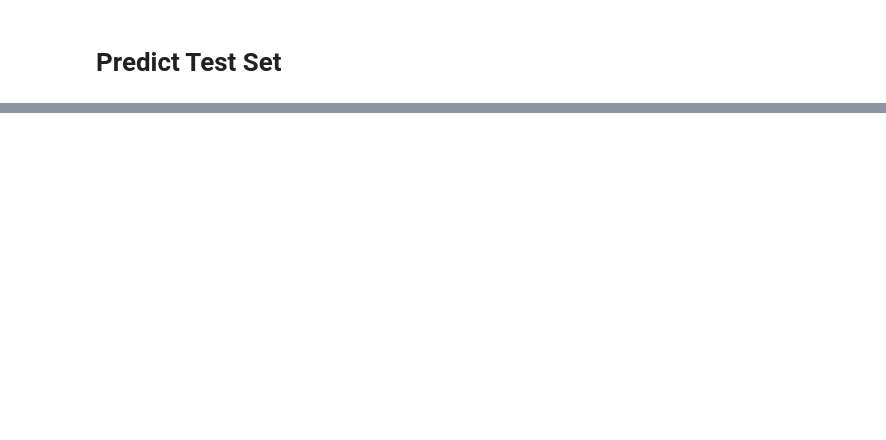
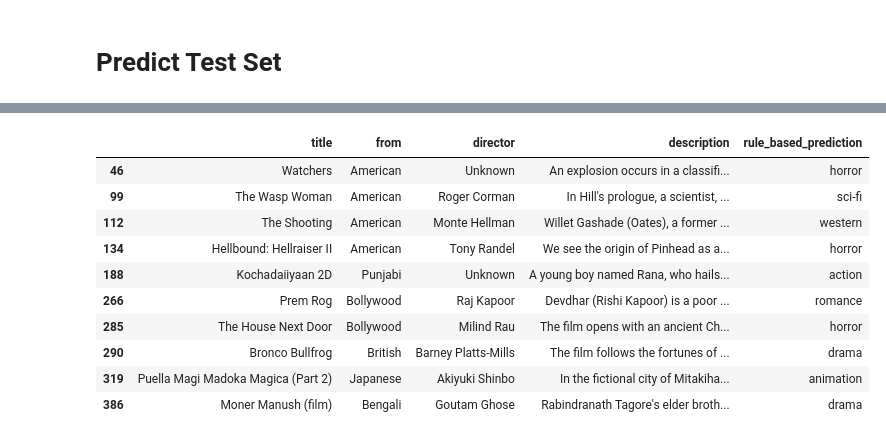
Before and after one commit to vascomgameiro/Movie-Genre-Classification-Project, a Jupyter notebook: notebooks/notebook_final.ipynb, the cells around one changed output, grey strips where cells are left out. Saved outputs shown, nothing was run; the diff lists cells and outputs as text; code cells hidden in the pictures; blank space fills up the shorter version.

```diff
--- a/notebooks/notebook_final.ipynb
+++ b/notebooks/notebook_final.ipynb
@@ -583,0 +958,4 @@ df.head(3)
+# %%
+input_path = "data/processed/processed_embeddings_no_labels_test.csv"
+df_no_labels_embeddings = pd.read_csv(input_path)
+df_no_labels_embeddings.head(3)
@@ -584,3 +968,7 @@ df.head(3)
+# %%
+label_encoder = LabelEncoder().fit(df_train_full["genre"])
+X_train = df_train_full.drop("genre", axis=1)
+y_train = label_encoder.transform(df_train_full["genre"])
 # %%
 train_description = df["description"].dropna().unique()
 test_description = df_no_labels_test["description"].dropna().unique()
@@ -605,0 +991,17 @@ process_and_save_in_chunks(df_no_labels_test, "description", model, chunk_size=3
+# %%
+best_params = {
+    "scoring": "accuracy",
+    "min_samples_leaf": 46,
+    "max_leaf_nodes": 50,
+    "max_iter": 250,
+    "max_depth": 12,
+    "learning_rate": 0.12328467394420659,
+    "l2_regularization": 0.0016297508346206436,
+}
+
+hgb = HistGradientBoostingClassifier()
+hgb.set_params(**best_params)
+hgb.fit(X_train, y_train)
+results = hgb.predict(df_no_labels_embeddings)
+# %%
+decoded_results = label_encoder.inverse_transform(results)
@@ -605,0 +1035,14 @@ process_and_save_in_chunks(df_no_labels_test, "description", model, chunk_size=3
+# %%
+df_no_labels_test[pd.Series(decoded_results) == df_no_labels_test["rule_based_prediction"]]
+# %% [output]
+|  | title | from | director | description | rule_based_prediction |
+| 46 | Watchers | American | Unknown | An explosion occurs in a classifi... | horror |
+| 99 | The Wasp Woman | American | Roger Corman | In Hill's prologue, a scientist, ... | sci-fi |
+| 112 | The Shooting | American | Monte Hellman | Willet Gashade (Oates), a former ... | western |
+| 134 | Hellbound: Hellraiser II | American | Tony Randel | We see the origin of Pinhead as a... | horror |
+| 188 | Kochadaiiyaan 2D | Punjabi | Unknown | A young boy named Rana, who hails... | action |
+| 266 | Prem Rog | Bollywood | Raj Kapoor | Devdhar (Rishi Kapoor) is a poor ... | romance |
+| 285 | The House Next Door | Bollywood | Milind Rau | The film opens with an ancient Ch... | horror |
+| 290 | Bronco Bullfrog | British | Barney Platts-Mills | The film follows the fortunes of ... | drama |
+| 319 | Puella Magi Madoka Magica (Part 2) | Japanese | Akiyuki Shinbo | In the fictional city of Mitakiha... | animation |
+| 386 | Moner Manush (film) | Bengali | Goutam Ghose | Rabindranath Tagore's elder broth... | drama |
```
Also changed, not shown: parts of 98 cells of this notebook, 4 other files.
